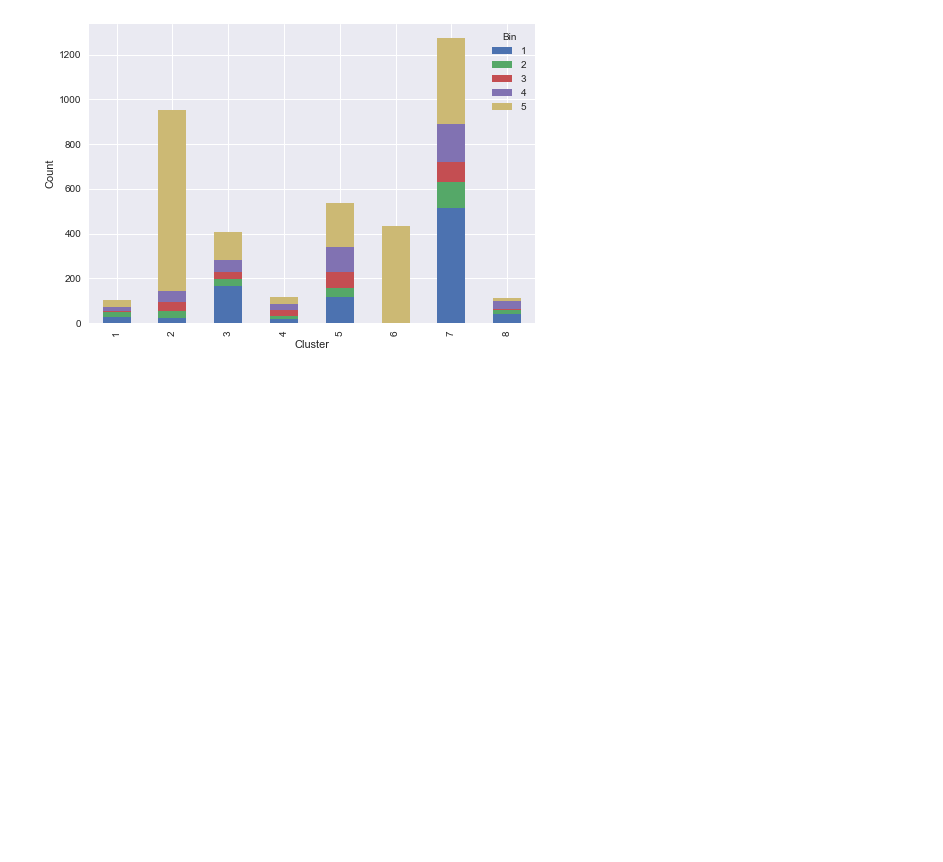
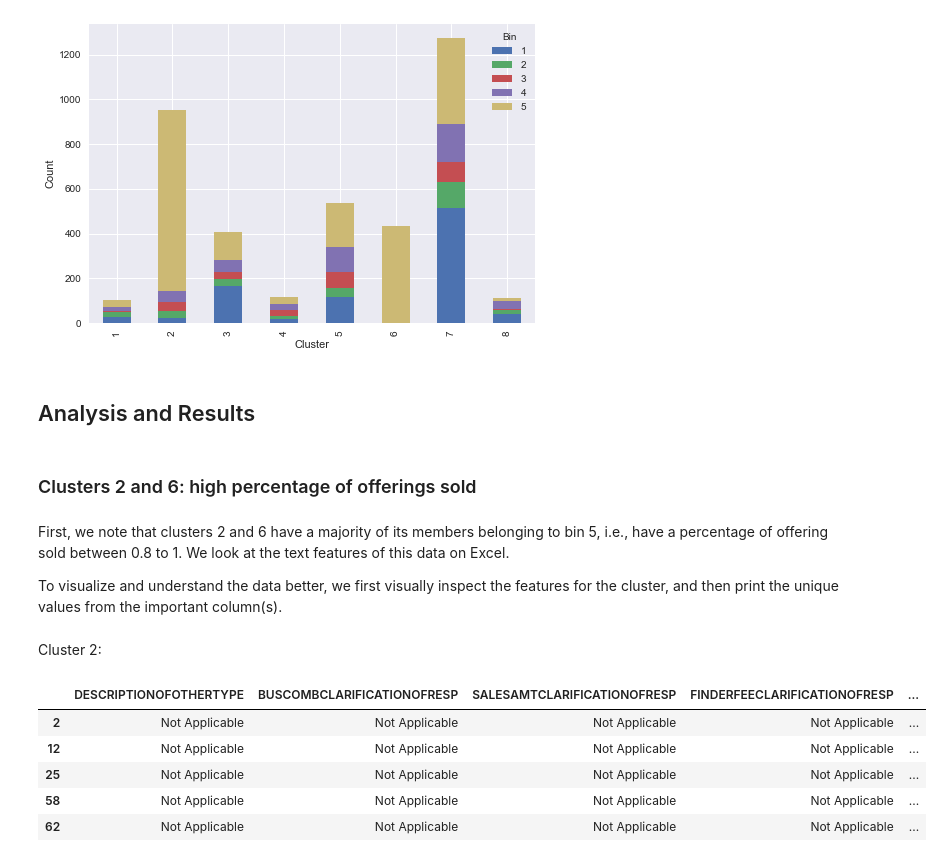
Before and after one commit to uday-31/Analyzing-Form-D-Submissions, a Jupyter notebook: Analysis 1.ipynb, the cells around one changed output. Saved outputs shown, nothing was run; the diff lists cells and outputs as text; code cells hidden in the pictures; blank space fills up the shorter version.

Commit message:
analysis 1 – complete analysis; add conclusion

```diff
--- a/Analysis 1.ipynb
+++ b/Analysis 1.ipynb
@@ -355,2 +353,21 @@ idx = y_binned[kmout.labels_ == 5].index
+# %% [markdown]
+## Analysis and Results
+# %% [markdown]
+### Clusters 2 and 6: high percentage of offerings sold
+# %% [markdown]
+First, we note that clusters 2 and 6 have a majority of its members belonging to bin 5, i.e., have a percentage of offering sold between 0.8 to 1. We look at the text features of this data on Excel.
+
+To visualize and understand the data better, we first visually inspect the features for the cluster, and then print the unique values from the important column(s).
+# %% [markdown]
+Cluster 2:
 # %%
-df[text_cols+['TOTALOFFERINGAMOUNT','TOTALAMOUNTSOLD']].iloc[idx].to_excel('test.xlsx')
+idx = y_binned[kmout.labels_ == 1].index
+#df[text_cols+['TOTALOFFERINGAMOUNT','TOTALAMOUNTSOLD']].iloc[idx].to_excel('test.xlsx')
+df[text_cols+['TOTALOFFERINGAMOUNT','TOTALAMOUNTSOLD']].iloc[idx].head(5)
+# %% [output]
+|  | DESCRIPTIONOFOTHERTYPE | BUSCOMBCLARIFICATIONOFRESP | SALESAMTCLARIFICATIONOFRESP | FINDERFEECLARIFICATIONOFRESP | ... |
+| 2 | Not Applicable | Not Applicable | Not Applicable | Not Applicable | ... |
+| 12 | Not Applicable | Not Applicable | Not Applicable | Not Applicable | ... |
+| 25 | Not Applicable | Not Applicable | Not Applicable | Not Applicable | ... |
+| 58 | Not Applicable | Not Applicable | Not Applicable | Not Applicable | ... |
+| 62 | Not Applicable | Not Applicable | Not Applicable | Not Applicable | ... |
```
Also changed, not shown: parts of 31 cells of this notebook.
